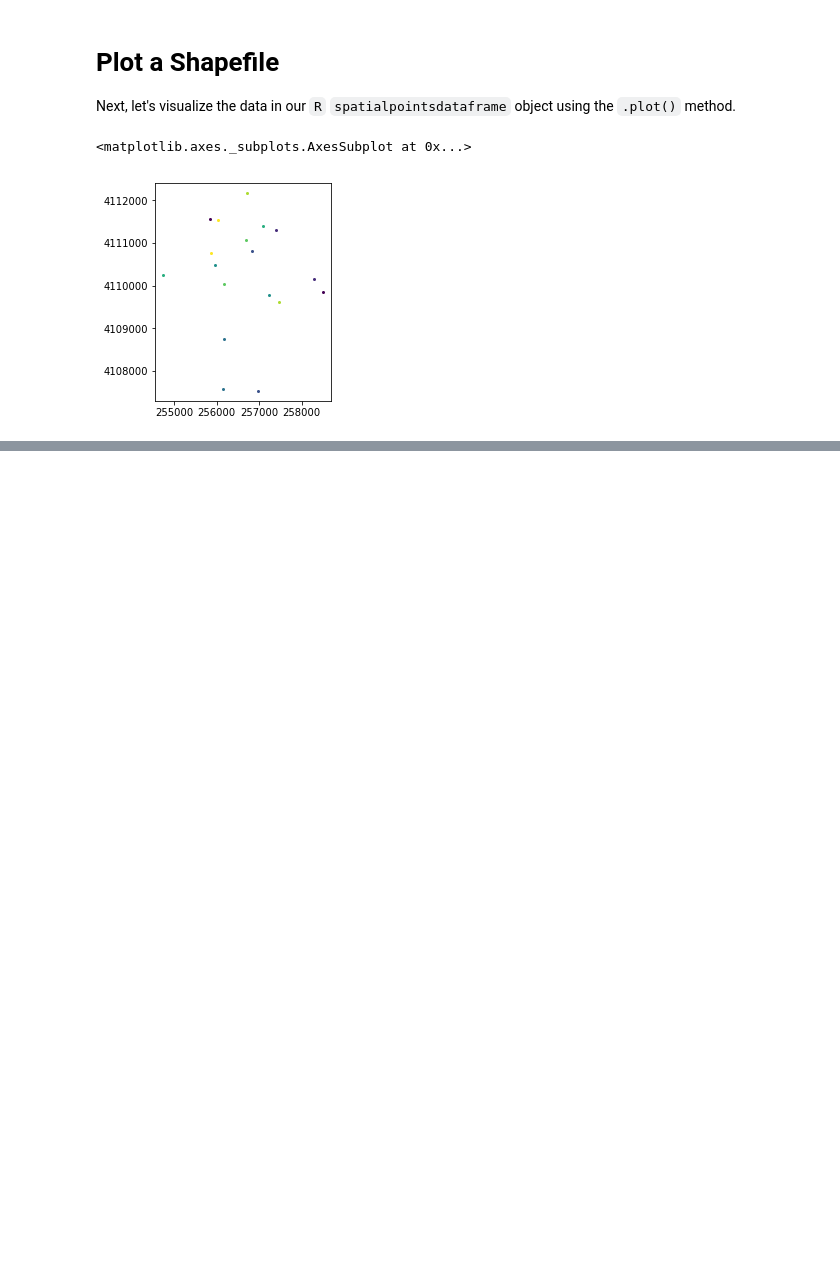
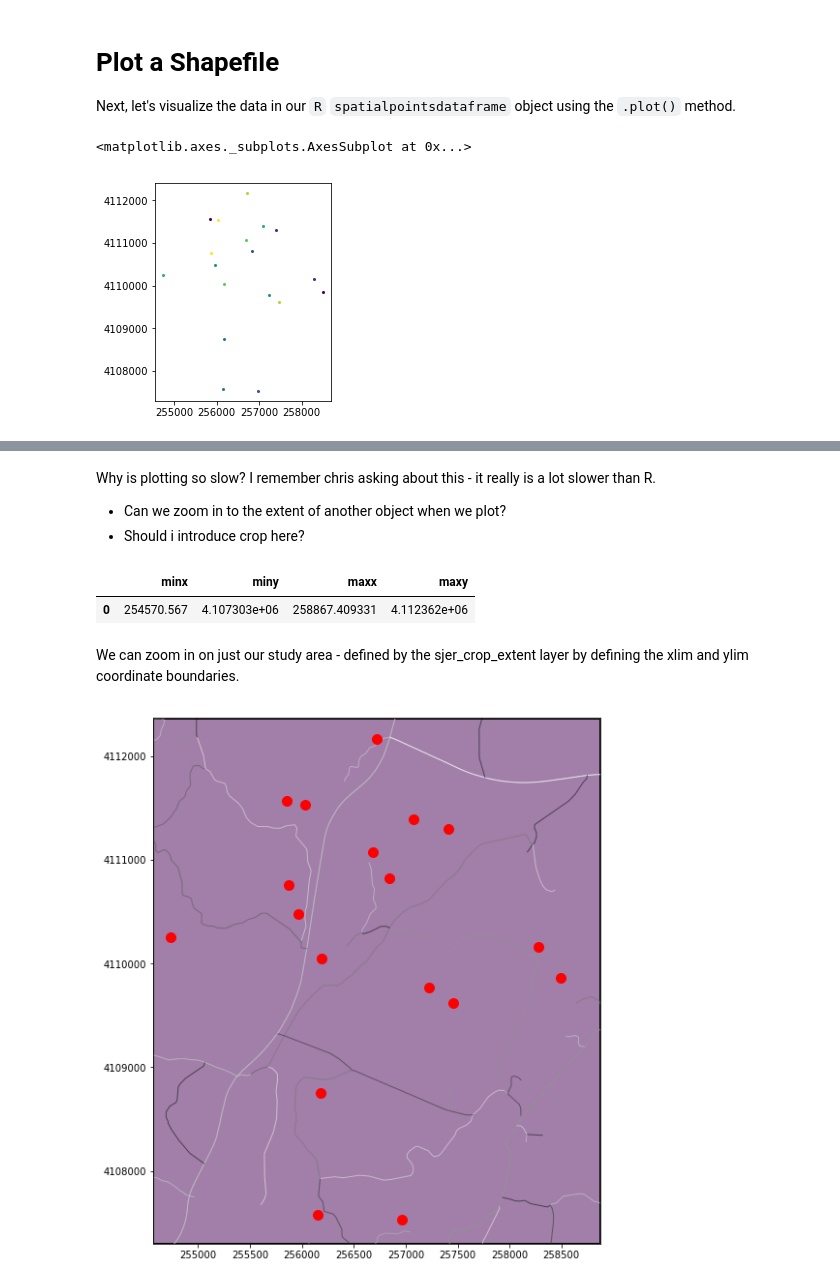
Before and after one commit to choldgraf/earth-analytics-python_OLD, a Jupyter notebook: notebooks/templates/week-5/in-class/2016-12-06-spatial01-intro-vector-data-R.ipynb, the cells around one changed output, grey strips where cells are left out. Drawn from its saved outputs; the diff is of its cells as text; code cells hidden in the pictures; blank space fills up the shorter version.

```diff
--- a/notebooks/templates/week-5/in-class/2016-12-06-spatial01-intro-vector-data-R.ipynb
+++ b/notebooks/templates/week-5/in-class/2016-12-06-spatial01-intro-vector-data-R.ipynb
@@ -522,0 +484,24 @@ sjer_plot_locations.plot(ax=ax, markersize=10, color='r')
+# %% [markdown]
+Why is plotting so slow?
+I remember chris asking about this - it really is a lot slower than R.
+* Can we zoom in to the extent of another object when we plot?
+* Should i introduce crop here?
+# %%
+# get spatial extent
+bounds = sjer_crop_extent.geometry.bounds
+bounds
+# %% [output]
+|  | minx | miny | maxx | maxy |
+| 0 | 254570.567 | 4.107303e+06 | 258867.409331 | 4.112362e+06 |
+# %% [markdown]
+We can zoom in on just our study area - defined by the sjer_crop_extent layer by defining the xlim and ylim coordinate boundaries.
+# %%
+ax = sjer_crop_extent.plot(alpha=.5, figsize=(10, 10))
+sjer_roads.plot(cmap='Greys', ax=ax, alpha=.5)
+sjer_plot_locations.plot(ax=ax, markersize=10, color='r')
+
+# set the bounds of the map using the extent object
+plt.xlim([bounds.minx.min()-5, bounds.maxx.max()+5])
+plt.ylim([bounds.miny.min()-5, bounds.maxy.max()+5]);
+# %% [output]
+[figure, added]
```
Also changed, not shown: parts of 25 cells of this notebook, 24 other files.
